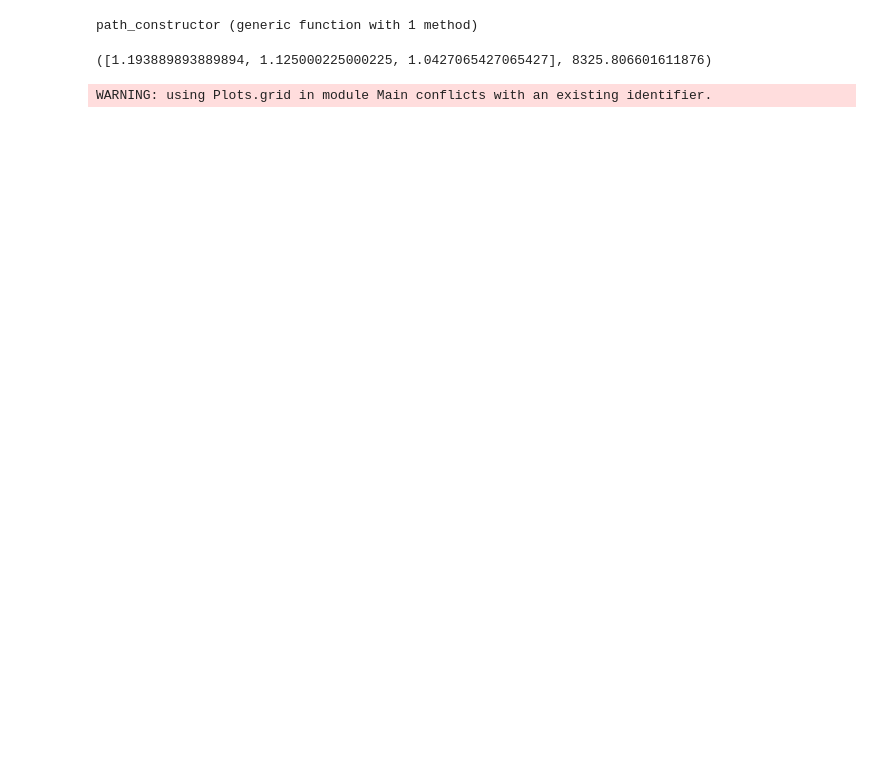
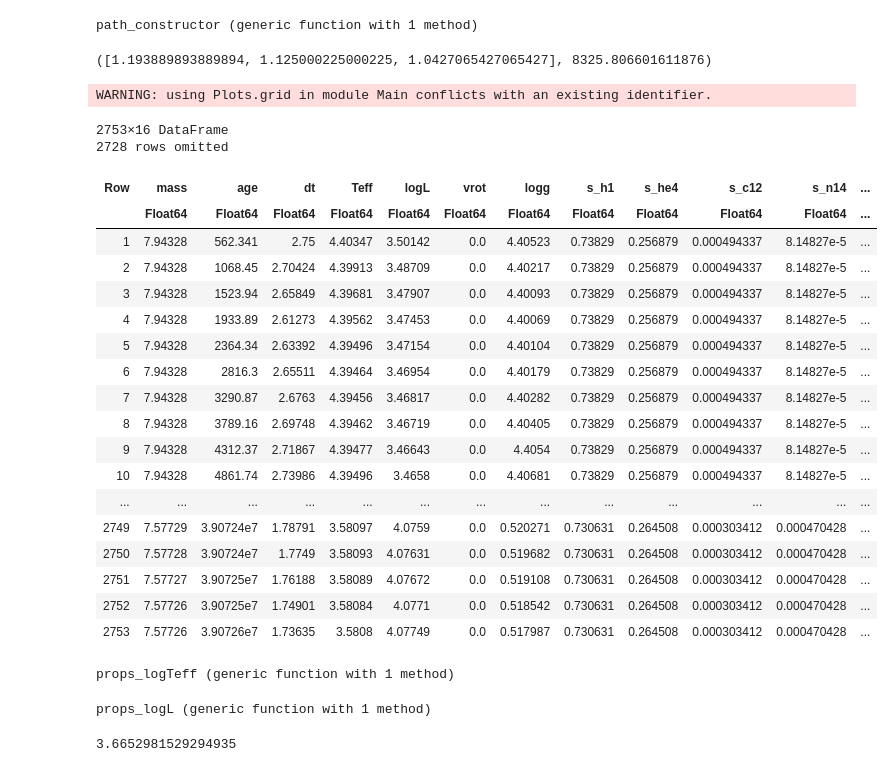
Before and after one commit to orlox/StarStats.jl, a Jupyter notebook: test_notebook/JuliaTests.ipynb, the cells around one changed output. Drawn from its saved outputs; the diff is of its cells as text; code cells hidden in the pictures; blank space fills up the shorter version.

```diff
--- a/test_notebook/JuliaTests.ipynb
+++ b/test_notebook/JuliaTests.ipynb
@@ -72,3 +69,26 @@ contour(grid.input_values[2], grid.input_values[1], ml', fill=true)
 # Interpolate EEP for single stars
 # Incorporate interpolated data into likelihood computation
 # Model comparisons
+# %%
+track = grid.dfs[1,1,1]
+# %% [output]
+2753×16 DataFrame
+2728 rows omitted
+| Row | mass | age | dt | Teff | logL | vrot | logg | s_h1 | s_he4 | s_c12 | s_n14 | ... |
+|  | Float64 | Float64 | Float64 | Float64 | Float64 | Float64 | Float64 | Float64 | Float64 | Float64 | Float64 | ... |
+| 1 | 7.94328 | 562.341 | 2.75 | 4.40347 | 3.50142 | 0.0 | 4.40523 | 0.73829 | 0.256879 | 0.000494337 | 8.14827e-5 | ... |
+| 2 | 7.94328 | 1068.45 | 2.70424 | 4.39913 | 3.48709 | 0.0 | 4.40217 | 0.73829 | 0.256879 | 0.000494337 | 8.14827e-5 | ... |
+| 3 | 7.94328 | 1523.94 | 2.65849 | 4.39681 | 3.47907 | 0.0 | 4.40093 | 0.73829 | 0.256879 | 0.000494337 | 8.14827e-5 | ... |
+| 4 | 7.94328 | 1933.89 | 2.61273 | 4.39562 | 3.47453 | 0.0 | 4.40069 | 0.73829 | 0.256879 | 0.000494337 | 8.14827e-5 | ... |
+| 5 | 7.94328 | 2364.34 | 2.63392 | 4.39496 | 3.47154 | 0.0 | 4.40104 | 0.73829 | 0.256879 | 0.000494337 | 8.14827e-5 | ... |
+| 6 | 7.94328 | 2816.3 | 2.65511 | 4.39464 | 3.46954 | 0.0 | 4.40179 | 0.73829 | 0.256879 | 0.000494337 | 8.14827e-5 | ... |
+| 7 | 7.94328 | 3290.87 | 2.6763 | 4.39456 | 3.46817 | 0.0 | 4.40282 | 0.73829 | 0.256879 | 0.000494337 | 8.14827e-5 | ... |
+| 8 | 7.94328 | 3789.16 | 2.69748 | 4.39462 | 3.46719 | 0.0 | 4.40405 | 0.73829 | 0.256879 | 0.000494337 | 8.14827e-5 | ... |
+| 9 | 7.94328 | 4312.37 | 2.71867 | 4.39477 | 3.46643 | 0.0 | 4.4054 | 0.73829 | 0.256879 | 0.000494337 | 8.14827e-5 | ... |
+| 10 | 7.94328 | 4861.74 | 2.73986 | 4.39496 | 3.4658 | 0.0 | 4.40681 | 0.73829 | 0.256879 | 0.000494337 | 8.14827e-5 | ... |
+| ... | ... | ... | ... | ... | ... | ... | ... | ... | ... | ... | ... | ... |
+| 2749 | 7.57729 | 3.90724e7 | 1.78791 | 3.58097 | 4.0759 | 0.0 | 0.520271 | 0.730631 | 0.264508 | 0.000303412 | 0.000470428 | ... |
+| 2750 | 7.57728 | 3.90724e7 | 1.7749 | 3.58093 | 4.07631 | 0.0 | 0.519682 | 0.730631 | 0.264508 | 0.000303412 | 0.000470428 | ... |
+| 2751 | 7.57727 | 3.90725e7 | 1.76188 | 3.58089 | 4.07672 | 0.0 | 0.519108 | 0.730631 | 0.264508 | 0.000303412 | 0.000470428 | ... |
+| 2752 | 7.57726 | 3.90725e7 | 1.74901 | 3.58084 | 4.0771 | 0.0 | 0.518542 | 0.730631 | 0.264508 | 0.000303412 | 0.000470428 | ... |
+| 2753 | 7.57726 | 3.90726e7 | 1.73635 | 3.5808 | 4.07749 | 0.0 | 0.517987 | 0.730631 | 0.264508 | 0.000303412 | 0.000470428 | ... |
@@ -74,0 +98,36 @@ contour(grid.input_values[2], grid.input_values[1], ml', fill=true)
+# %%
+function props_logTeff(track, xval)
+    target_center_h1 = 0.73 + xval*(0.01-0.73)
+    for i in 1:length(track.c_h1)
+        if track.c_h1[i] > target_center_h1 && track.c_h1[i+1] <= target_center_h1
+            yval1 = track.Teff[i]
+            yval2 = track.Teff[i+1]
+            xval1 = track.c_h1[i]
+            xval2 = track.c_h1[i+1]
+            yval = yval1 +(target_center_h1-xval1)/(xval2-xval1)*(yval2-yval1)
+            return yval
+        end
+    end
+end
+# %% [output]
+props_logTeff (generic function with 1 method)
+# %%
+function props_logL(track, xval)
+    target_center_h1 = 0.73 + xval*(0.01-0.73)
+    for i in 1:length(track.c_h1)
+        if track.c_h1[i] > target_center_h1 && track.c_h1[i+1] <= target_center_h1
+            yval1 = track.logL[i]
+            yval2 = track.logL[i+1]
+            xval1 = track.c_h1[i]
+            xval2 = track.c_h1[i+1]
+            yval = yval1 +(target_center_h1-xval1)/(xval2-xval1)*(yval2-yval1)
+            return yval
+        end
+    end
+end
+# %% [output]
+props_logL (generic function with 1 method)
+# %%
+props_logL(track,0.5)
+# %% [output]
+3.6652981529294935
```
Also changed, not shown: parts of 8 cells of this notebook, 2 other files.
